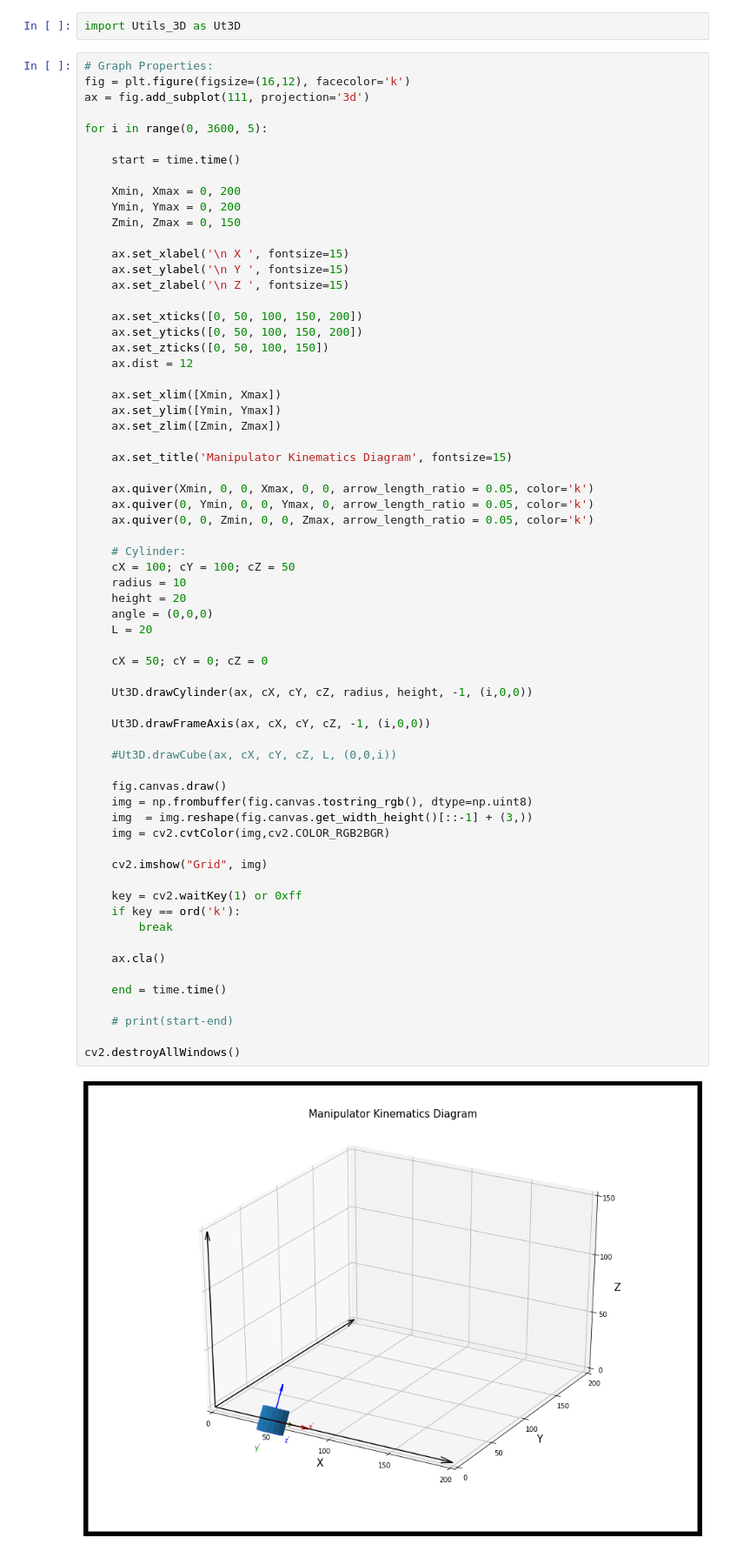
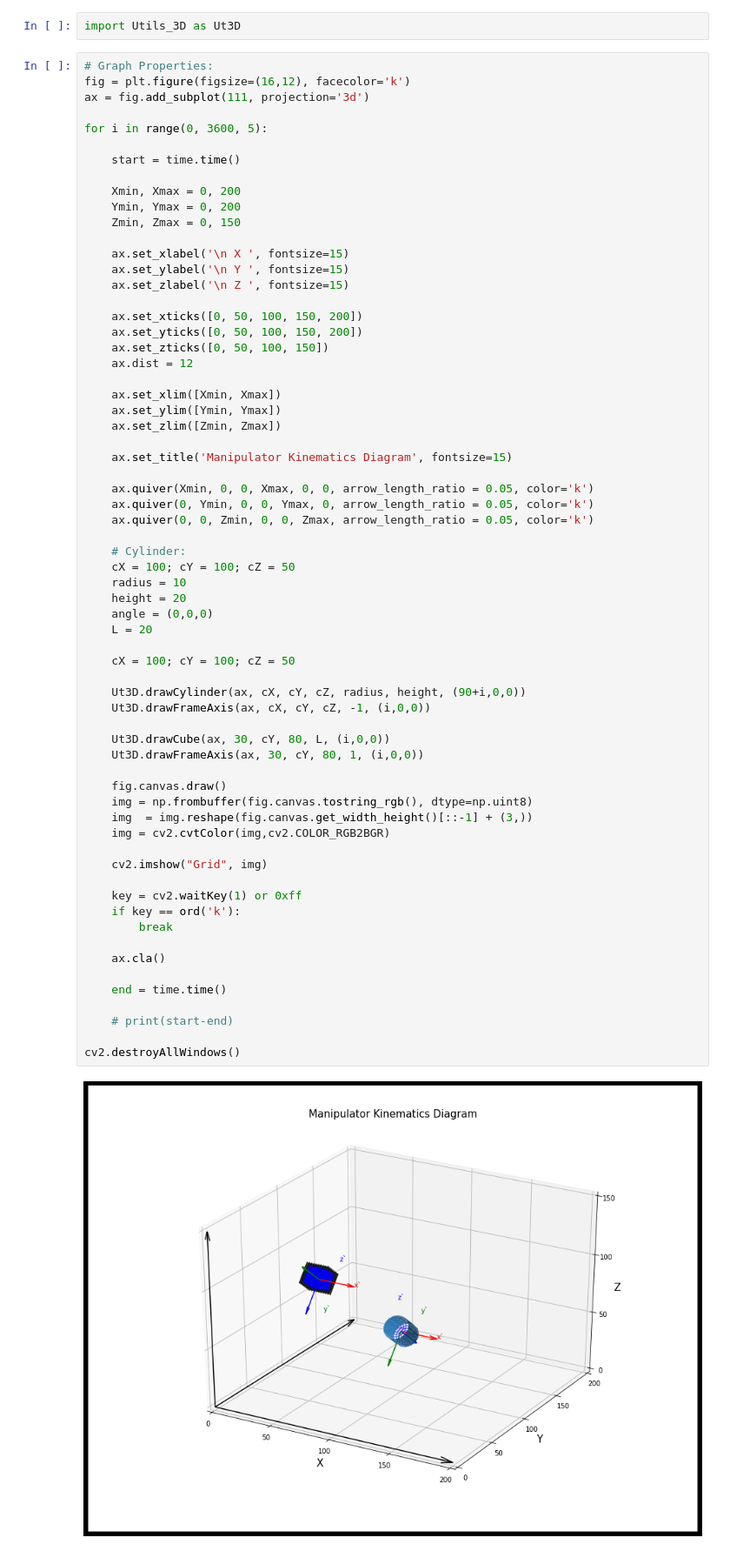
Before and after one commit to Mafeuz/Robotics, a Jupyter notebook: Manipulator Kinematics/Manipulator Kinematics.ipynb, the cells around one changed output. Shown at 87% size. Cells and saved outputs as stored; diff of their text form.

```diff
--- a/Manipulator Kinematics/Manipulator Kinematics.ipynb
+++ b/Manipulator Kinematics/Manipulator Kinematics.ipynb
@@ -54,35 +54,35 @@ for i in range(0, 3600, 5):
     # Cylinder:
     cX = 100; cY = 100; cZ = 50
     radius = 10
     height = 20
     angle = (0,0,0)
     L = 20
 
-    cX = 50; cY = 0; cZ = 0
+    cX = 100; cY = 100; cZ = 50
 
-    Ut3D.drawCylinder(ax, cX, cY, cZ, radius, height, -1, (i,0,0))
-
+    Ut3D.drawCylinder(ax, cX, cY, cZ, radius, height, (90+i,0,0))
     Ut3D.drawFrameAxis(ax, cX, cY, cZ, -1, (i,0,0))
 
-    #Ut3D.drawCube(ax, cX, cY, cZ, L, (0,0,i))
+    Ut3D.drawCube(ax, 30, cY, 80, L, (i,0,0))
+    Ut3D.drawFrameAxis(ax, 30, cY, 80, 1, (i,0,0))
 
     fig.canvas.draw()
     img = np.frombuffer(fig.canvas.tostring_rgb(), dtype=np.uint8)
     img  = img.reshape(fig.canvas.get_width_height()[::-1] + (3,))
     img = cv2.cvtColor(img,cv2.COLOR_RGB2BGR)
 
     cv2.imshow("Grid", img)
 
     key = cv2.waitKey(1) or 0xff
     if key == ord('k'):
         break
 
     ax.cla()
 
     end = time.time()
 
     # print(start-end)
 
 cv2.destroyAllWindows()
 # %% [output]
-[figure, old version]
+[figure, new version]
```
Also changed, not shown: 1 other file.
